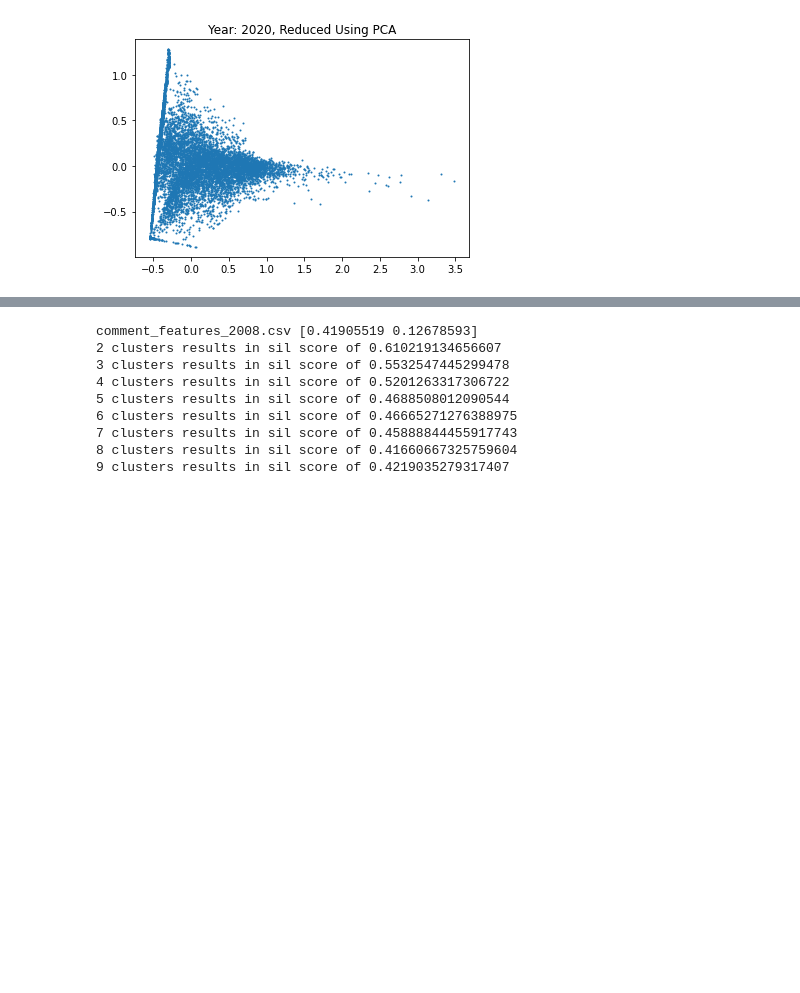
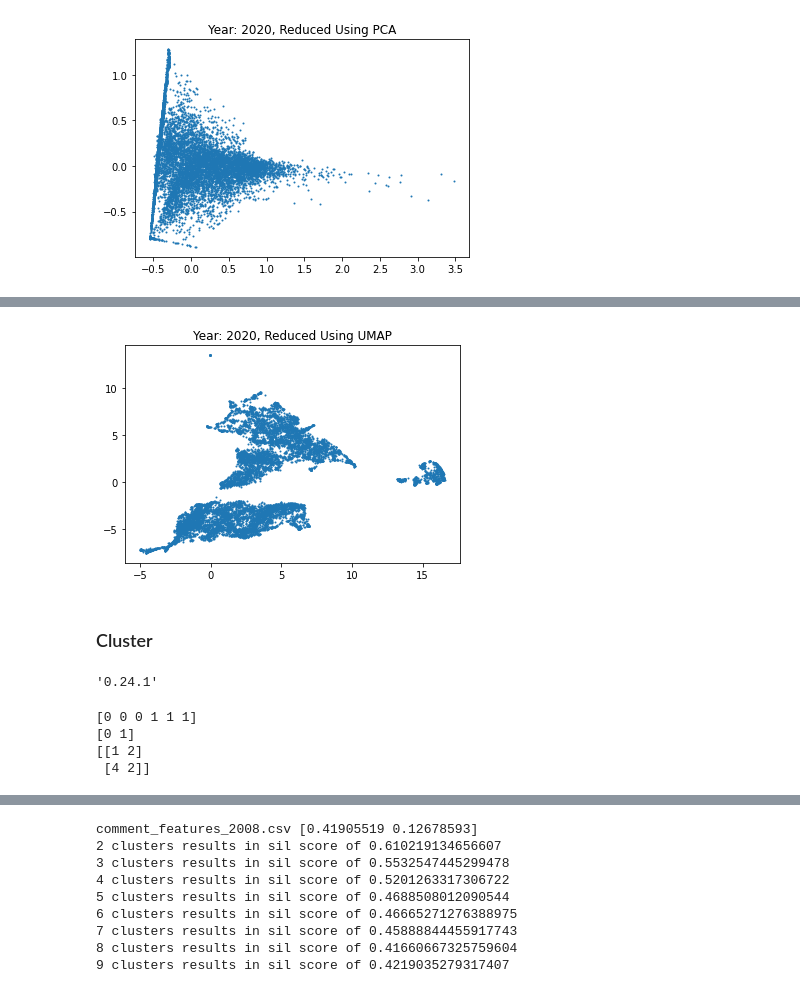
Before and after one commit to jweisman11a/pft_capstone, a Jupyter notebook: clustering/comment_yearly_cluster.ipynb, the cells around one changed output, grey strips where cells are left out. Drawn from its saved outputs; the diff is of its cells as text; code cells hidden in the pictures; blank space fills up the shorter version.

Commit message:
added clustering algoritms using 2020 data

```diff
--- a/clustering/comment_yearly_cluster.ipynb
+++ b/clustering/comment_yearly_cluster.ipynb
@@ -75,9 +94,34 @@ plt.show()
 # %%
 # Reduce dimensionality (using UMAP)
-reducer = umap.UMAP(random_state=42)
+reducer = umap.UMAP(n_components=2, random_state=42)
 embedding = reducer.fit_transform(commentors_rescaled)
 
 # Visualize 2-dimensional data
 plt.scatter(embedding[:, 0], embedding[:, 1], s=1)
 plt.title('Year: 2020, Reduced Using UMAP')
 plt.show()
+# %% [output]
+[figure, added]
+# %% [markdown]
+### Cluster
+# %%
+# Check scikit-learn version
+import sklearn
+sklearn.__version__
+# %% [output]
+'0.24.1'
+# %%
+# Affinity propagation clustering
+from sklearn.cluster import AffinityPropagation
+X = np.array([[1, 2], [1, 4], [1, 0],
+              [4, 2], [4, 4], [4, 0]])
+
+clustering = AffinityPropagation(max_iter=200, random_state=42).fit(X)
+print(clustering.labels_)
+print(clustering.predict([[0, 0], [4, 4]]))
+print(clustering.cluster_centers_)
+# %% [output]
+[0 0 0 1 1 1]
+[0 1]
+[[1 2]
+ [4 2]]
```
Also changed, not shown: parts of 11 cells of this notebook.
